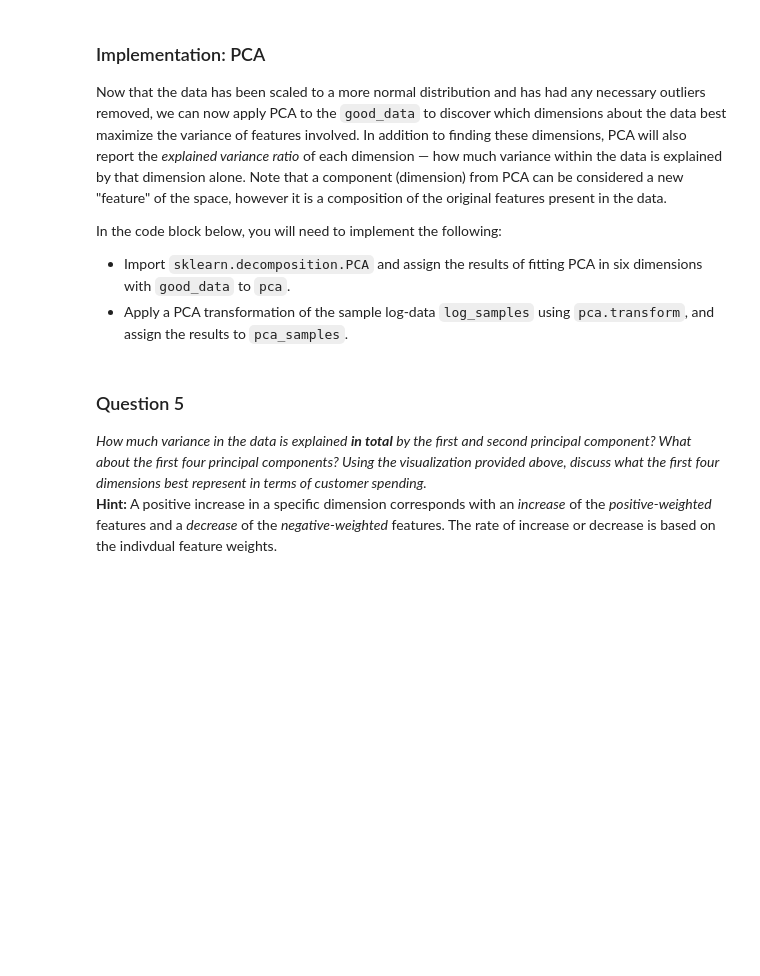
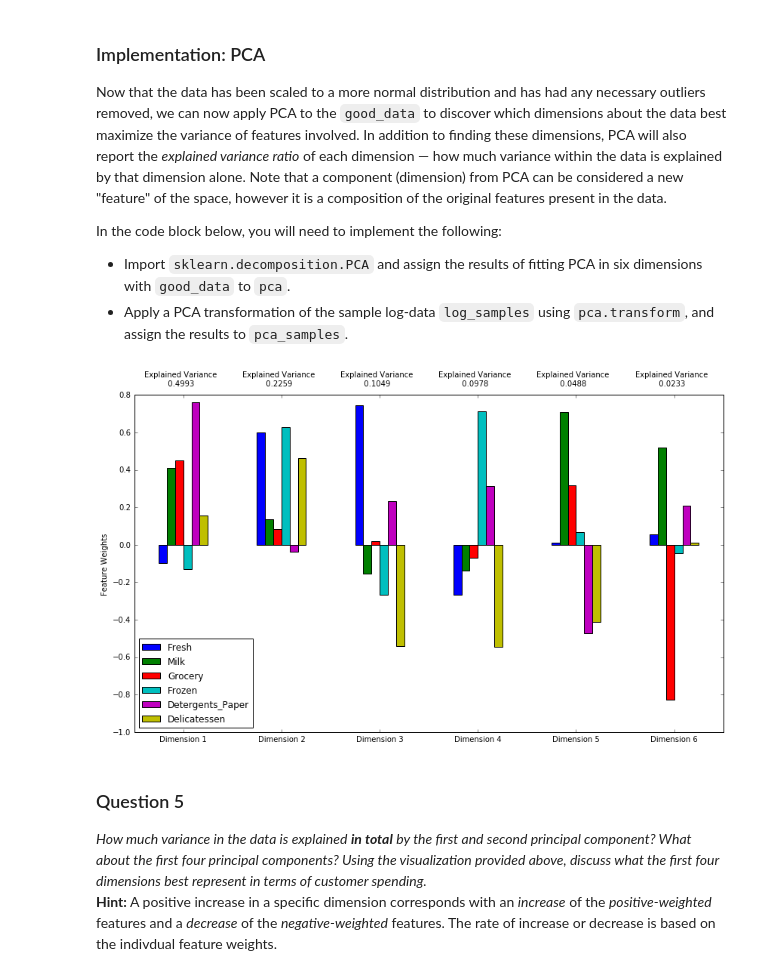
Before and after one commit to PetrShypila/P3-CreatingCustomerSegments, a Jupyter notebook: customer_segments.ipynb, the cells around one changed output. Cells and saved outputs as stored; diff of their text form; code cells hidden in the pictures; blank space fills up the shorter version.

Commit message:
Finished feature transformation

```diff
--- a/customer_segments.ipynb
+++ b/customer_segments.ipynb
@@ -302,13 +302,16 @@ In the code block below, you will need to implement the following:
  - Apply a PCA transformation of the sample log-data `log_samples` using `pca.transform`, and assign the results to `pca_samples`.
 # %%
 # TODO: Apply PCA by fitting the good data with the same number of dimensions as features
-pca = None
+from sklearn.decomposition import PCA
+pca = PCA().fit(good_data)
 
 # TODO: Transform the sample log-data using the PCA fit above
-pca_samples = None
+pca_samples = pca.transform(log_samples)
 
 # Generate PCA results plot
 pca_results = rs.pca_results(good_data, pca)
+# %% [output]
+[figure, added]
 # %% [markdown]
 ### Question 5
 *How much variance in the data is explained* ***in total*** *by the first and second principal component? What about the first four principal components? Using the visualization provided above, discuss what the first four dimensions best represent in terms of customer spending.*
```
Also changed, not shown: parts of 6 cells of this notebook.
